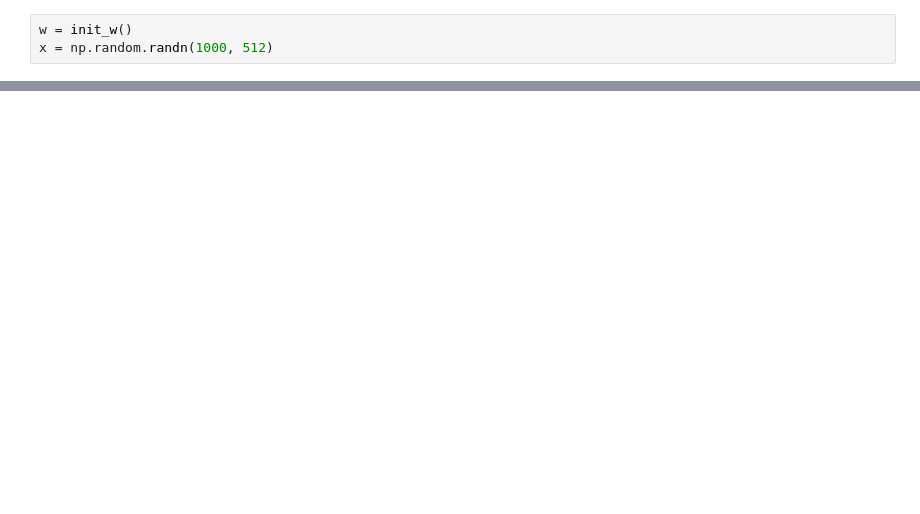
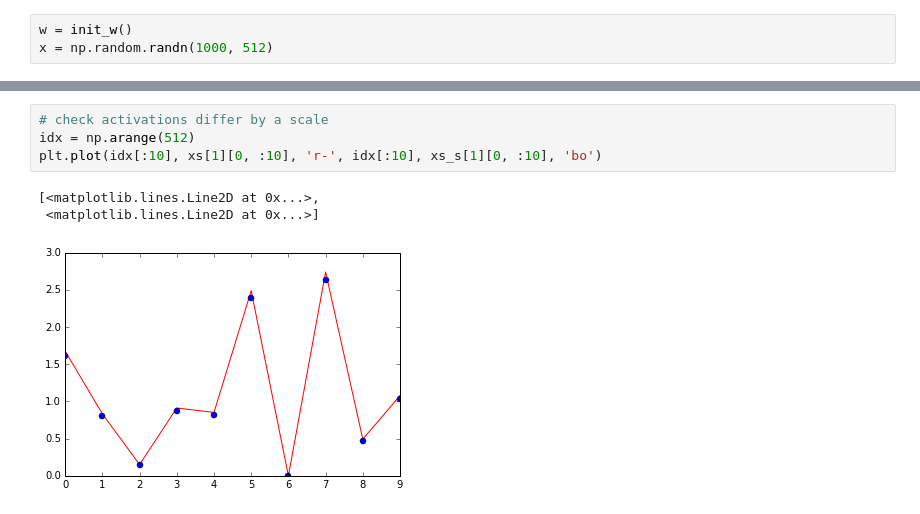
Before and after one commit to zzhang-cn/scratchpad, a Jupyter notebook: var.ipynb, the cells around one changed output, grey strips where cells are left out. Saved outputs shown, nothing was run; the diff lists cells and outputs as text; blank space fills up the shorter version.

```diff
--- a/var.ipynb
+++ b/var.ipynb
@@ -160,0 +133,8 @@ plot_hist(y)
+# %%
+# check activations differ by a scale
+idx = np.arange(512)
+plt.plot(idx[:10], xs[1][0, :10], 'r-', idx[:10], xs_s[1][0, :10], 'bo')
+# %% [output]
+[<matplotlib.lines.Line2D at 0x...>,
+ <matplotlib.lines.Line2D at 0x...>]
+[figure, added]
```
Also changed, not shown: parts of 43 cells of this notebook.
